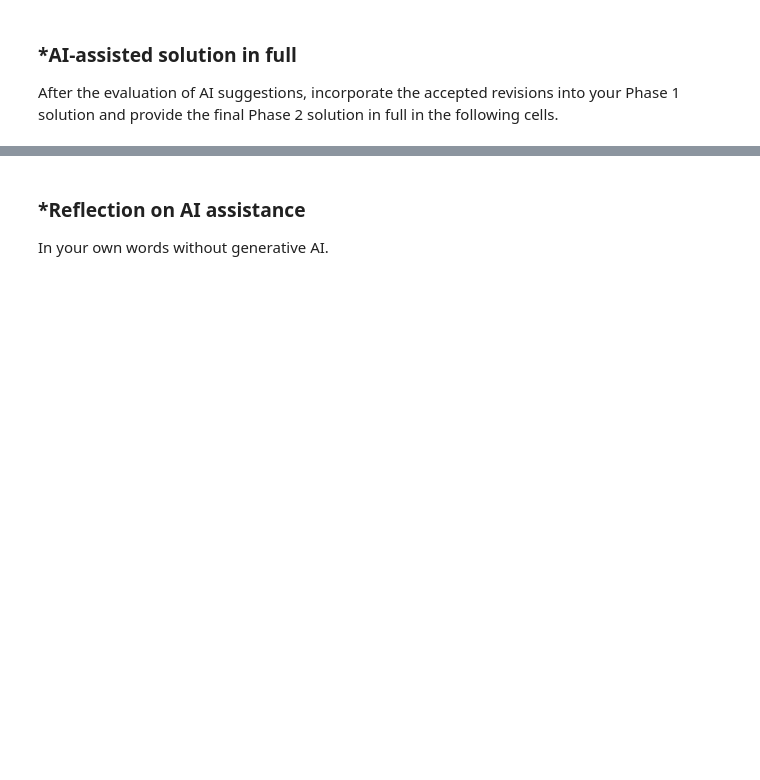
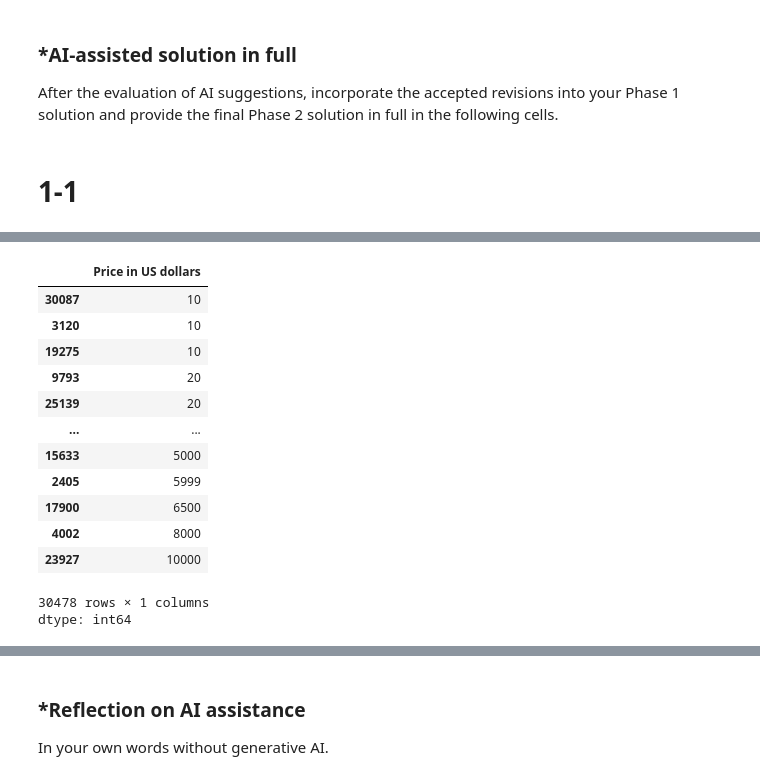
Before and after one commit to mwetmore05/A01-data-wrangling, a Jupyter notebook: notebook.ipynb, the cells around one changed output, grey strips where cells are left out. Saved outputs shown, nothing was run; the diff lists cells and outputs as text; code cells hidden in the pictures; blank space fills up the shorter version.

```diff
--- a/notebook.ipynb
+++ b/notebook.ipynb
@@ -302,3 +336,59 @@ Keep Phase 1 frozen.
 After the evaluation of AI suggestions, incorporate the accepted revisions into your Phase 1 solution and provide the final Phase 2 solution in full in the following cells.
 # %%
 # Your Phase 2 solution to the problem goes here.
+# %% [markdown]
+# 1-1
+# %%
+import pandas as pd
+
+airbnb_df = pd.read_csv('/content/airbnb_hw.csv')
+
+airbnb_df['Price'].head()
+
+print("airbnb_df.shape:")
+print(airbnb_df.shape, '\n')
+
+print("airbnb_df.dtypes:")
+print(airbnb_df.dtypes, '\n')
+
+missing_before = airbnb_df['Price'].isna().sum()
+
+airbnb_df['Price'] = airbnb_df['Price'].str.replace(
+    "$",
+    "",
+    regex=False
+)
+
+airbnb_df['Price'] = airbnb_df['Price'].str.replace(
+    ",",
+    "",
+    regex=False
+)
+
+airbnb_df['Price'] = pd.to_numeric(
+    airbnb_df['Price'],
+    errors='coerce'
+)
+
+missing_after = airbnb_df['Price'].isna().sum()
+
+print("Missing values before conversion:", missing_before)
+print("Missing values after conversion:", missing_after)
+print("New missing values created:", missing_after - missing_before)
+
+airbnb_df.rename(
+    columns={'Price': 'Price in US dollars'},
+    inplace=True
+)
+
+print("Price data type:")
+print(airbnb_df['Price in US dollars'].dtype, '\n')
+
+print("Total missing values:")
+print(airbnb_df['Price in US dollars'].isna().sum(), '\n')
+
+print("Price summary:")
+print(airbnb_df['Price in US dollars'].describe())
+
+airbnb_df['Price in US dollars'].sort_values()
+# %% [output]
@@ -304,0 +412,14 @@ After the evaluation of AI suggestions, incorporate the accepted revisions into
+|  | Price in US dollars |
+| 30087 | 10 |
+| 3120 | 10 |
+| 19275 | 10 |
+| 9793 | 20 |
+| 25139 | 20 |
+| ... | ... |
+| 15633 | 5000 |
+| 2405 | 5999 |
+| 17900 | 6500 |
+| 4002 | 8000 |
+| 23927 | 10000 |
+30478 rows × 1 columns
+dtype: int64
```
Also changed, not shown: parts of 18 cells of this notebook.
